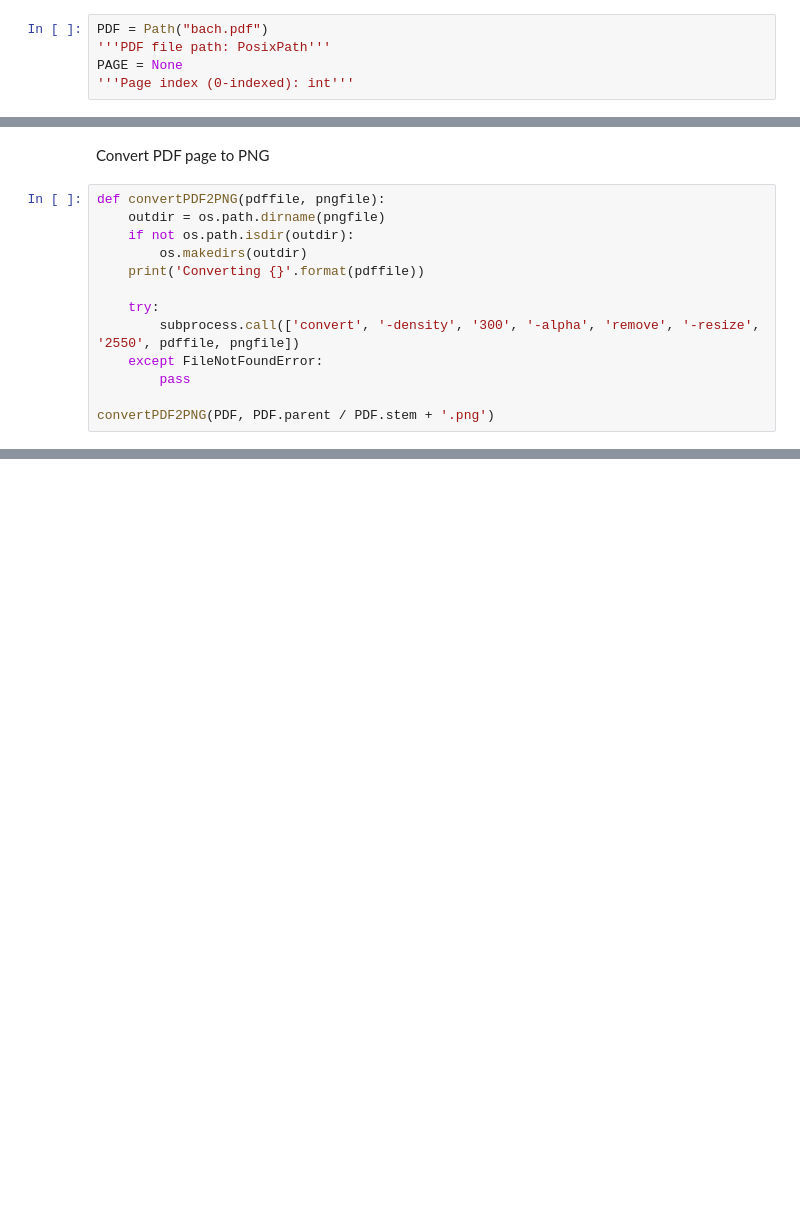
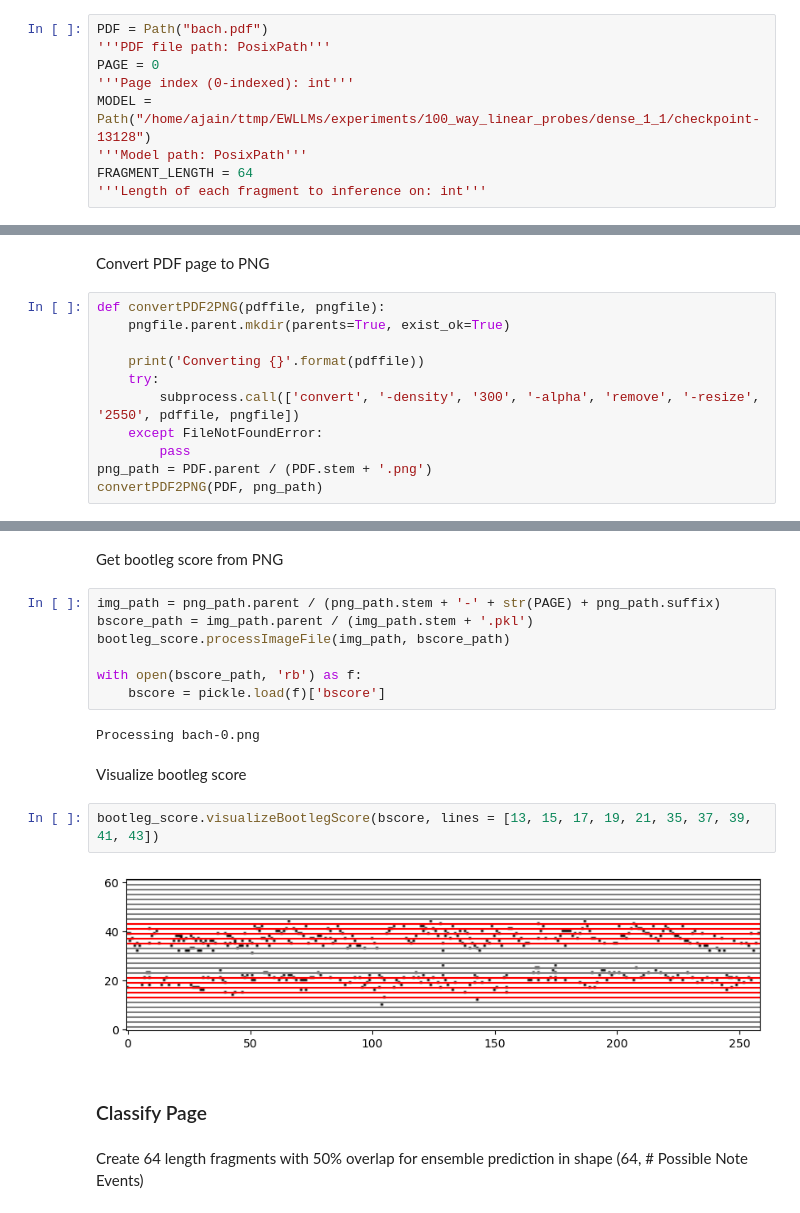
Before and after one commit to HMC-MIR/BSCRC, a Jupyter notebook: example.ipynb, the cells around one changed output, grey strips where cells are left out. Cells and saved outputs as stored; diff of their text form; blank space fills up the shorter version.

```diff
--- a/example.ipynb
+++ b/example.ipynb
@@ -15,5 +20,9 @@ Configurations
 # %%
 PDF = Path("bach.pdf")
 '''PDF file path: PosixPath'''
-PAGE = None
+PAGE = 0
 '''Page index (0-indexed): int'''
+MODEL = Path("/home/ajain/ttmp/EWLLMs/experiments/100_way_linear_probes/dense_1_1/checkpoint-13128")
+'''Model path: PosixPath'''
+FRAGMENT_LENGTH = 64
+'''Length of each fragment to inference on: int'''
@@ -23,14 +34,12 @@ PAGE = None
 Convert PDF page to PNG
 # %%
 def convertPDF2PNG(pdffile, pngfile):
-    outdir = os.path.dirname(pngfile)
-    if not os.path.isdir(outdir):
-        os.makedirs(outdir)
+    pngfile.parent.mkdir(parents=True, exist_ok=True)
+
     print('Converting {}'.format(pdffile))
-
     try:
         subprocess.call(['convert', '-density', '300', '-alpha', 'remove', '-resize', '2550', pdffile, pngfile])
     except FileNotFoundError:
         pass
-
-convertPDF2PNG(PDF, PDF.parent / PDF.stem + '.png')
+png_path = PDF.parent / (PDF.stem + '.png')
+convertPDF2PNG(PDF, png_path)
@@ -36,0 +49,21 @@ convertPDF2PNG(PDF, PDF.parent / PDF.stem + '.png')
+# %% [markdown]
+Get bootleg score from PNG
+# %%
+img_path = png_path.parent / (png_path.stem + '-' + str(PAGE) + png_path.suffix)
+bscore_path = img_path.parent / (img_path.stem + '.pkl')
+bootleg_score.processImageFile(img_path, bscore_path)
+
+with open(bscore_path, 'rb') as f:
+    bscore = pickle.load(f)['bscore']
+# %% [output]
+Processing bach-0.png
+# %% [markdown]
+Visualize bootleg score
+# %%
+bootleg_score.visualizeBootlegScore(bscore, lines = [13, 15, 17, 19, 21, 35, 37, 39, 41, 43])
+# %% [output]
+[figure, added]
+# %% [markdown]
+### Classify Page
+# %% [markdown]
+Create 64 length fragments with 50% overlap for ensemble prediction in shape (64, # Possible Note Events)
```
Also changed, not shown: parts of 9 cells of this notebook, 3 other files.
